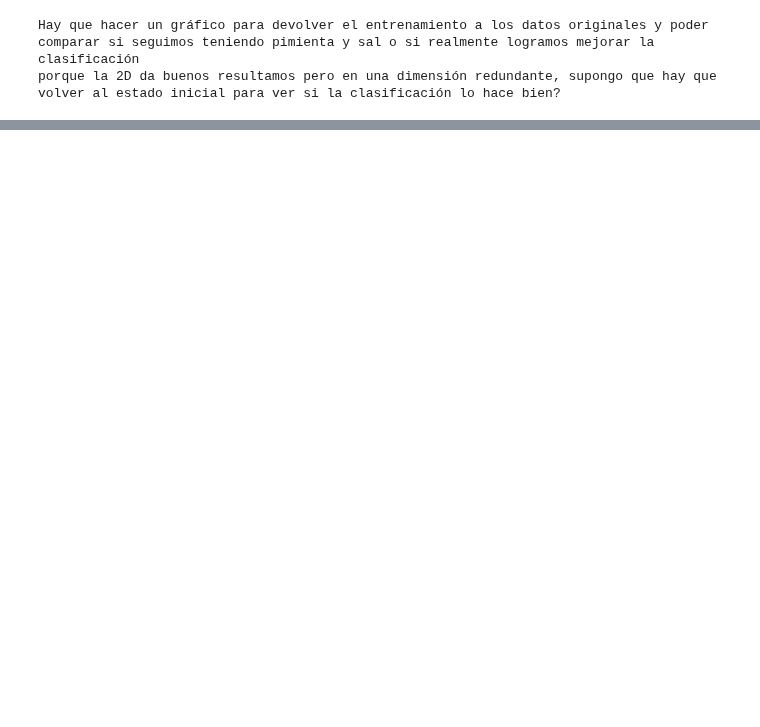
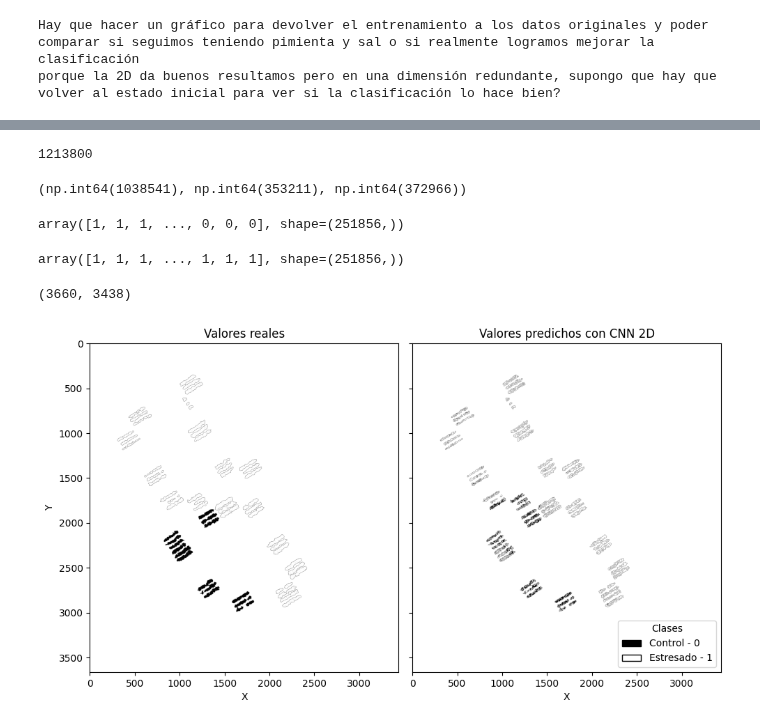
Before and after one commit to johnma96/thesis, a Jupyter notebook: notebooks/304-jmmz-dl-binary-modeling.ipynb, the cells around one changed output, grey strips where cells are left out. Saved outputs shown, nothing was run; the diff lists cells and outputs as text; code cells hidden in the pictures; blank space fills up the shorter version.

Commit message:
A comparative graph between actual labels and those predicted by 2D CNN with path 5 is added to the testing dataset.

```diff
--- a/notebooks/304-jmmz-dl-binary-modeling.ipynb
+++ b/notebooks/304-jmmz-dl-binary-modeling.ipynb
@@ -2902,0 +3055,9 @@ porque la 2D da buenos resultamos pero en una dimensión redundante, supongo que
+# %%
+X_train2d, y_train2d, coords_train = build_patch_dataset_with_coords(
+    cube_scaled, labels_bin, split_2d, 1, patch=PATCH)
+
+X_val2d, y_val2d, coords_val = build_patch_dataset_with_coords(
+    cube_scaled, labels_bin, split_2d, 2, patch=PATCH)
+
+X_test2d, y_test2d, coords_test = build_patch_dataset_with_coords(
+    cube_scaled, labels_bin, split_2d, 3, patch=PATCH)
@@ -2902,0 +3081,57 @@ porque la 2D da buenos resultamos pero en una dimensión redundante, supongo que
+# %%
+y_train2d.shape[0] + y_val2d.shape[0] + y_test2d.shape[0]
+# %% [output]
+1213800
+# %%
+(split_id == 1).sum().sum(), (split_id == 2).sum().sum(), (split_id == 3).sum().sum()
+# %% [output]
+(np.int64(1038541), np.int64(353211), np.int64(372966))
+# %%
+y_true_test
+# %% [output]
+array([1, 1, 1, ..., 0, 0, 0], shape=(251856,))
+# %%
+y_pred_test
+# %% [output]
+array([1, 1, 1, ..., 1, 1, 1], shape=(251856,))
+# %%
+H, W = labels_bin.shape
+pred_map = np.full((H, W), np.nan)
+
+for (i, j), p in zip(coords_test, y_pred_test):
+    pred_map[i, j] = p
+
+pred_map.shape
+# %% [output]
+(3660, 3438)
+# %%
+real_test = np.where(split_id == 3, labels_bin, np.nan)
+pred_test = np.where(split_id == 3, pred_map, np.nan)
+
+fig, ax = plt.subplots(1, 2, figsize=(10, 8), sharey=True)
+ax = ax.flatten()
+ax[0].imshow(real_test, cmap="gray", extent=extent, origin="upper")
+ax[1].imshow(pred_test, cmap="gray", extent=extent, origin="upper")
+
+# Overlay etiquetas con transparencia
+classes = {
+    0: "Control - 0",
+    1: "Estresado - 1",
+}
+colors = ["#000000", "#FFFFFF"]  # Colores para cada clase
+cmap_labels = ListedColormap(colors)
+
+# --- Crear leyenda ---
+legend_elements = [Patch(facecolor=colors[i], edgecolor='black', label=classes[i]) for i in classes]
+
+ax[1].legend(handles=legend_elements, title="Clases", loc="lower right")
+
+ax[1].set_title("Valores predichos con CNN 2D")
+ax[0].set_title("Valores reales")
+ax[0].set_xlabel("X")
+ax[1].set_xlabel("X")
+ax[0].set_ylabel("Y")
+fig.tight_layout()
+plt.show()
+# %% [output]
+[figure, added]
```
Also changed, not shown: parts of 22 cells of this notebook.
